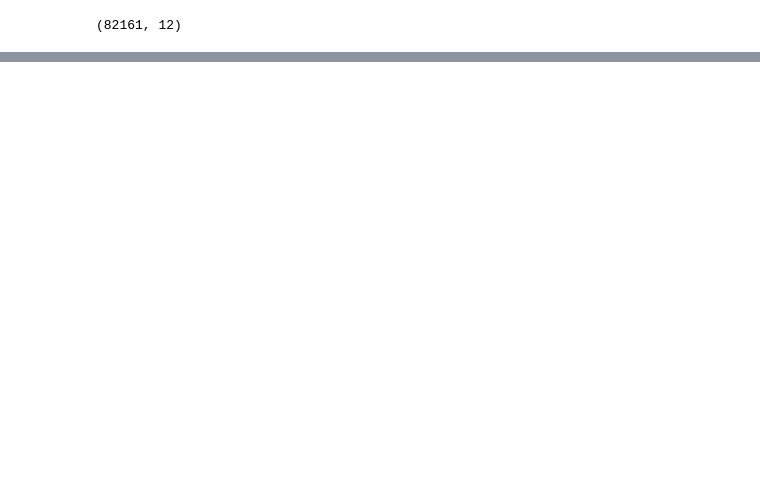
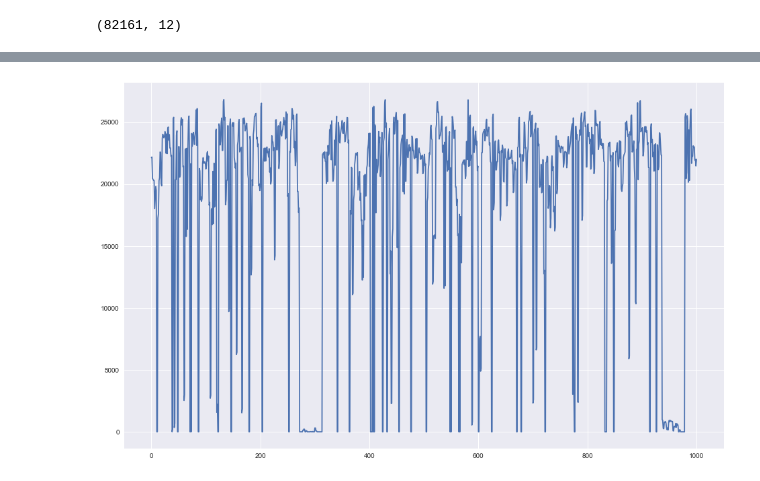
Before and after one commit to zzhhoubin/pydata, a Jupyter notebook: datasets/ncicbj/oracle.ipynb, the cells around one changed output, grey strips where cells are left out. Cells and saved outputs as stored; diff of their text form; code cells hidden in the pictures; blank space fills up the shorter version.

```diff
--- a/datasets/ncicbj/oracle.ipynb
+++ b/datasets/ncicbj/oracle.ipynb
@@ -640,0 +824,8 @@ table_list[47].shape
+# %%
+sns.set()
+
+plt.figure(figsize=(16, 10))
+plt.plot(tb_20_new.loc[:1000, 'PRODUCETIME'])
+plt.show()
+# %% [output]
+[figure, added]
```
Also changed, not shown: parts of 44 cells of this notebook.
